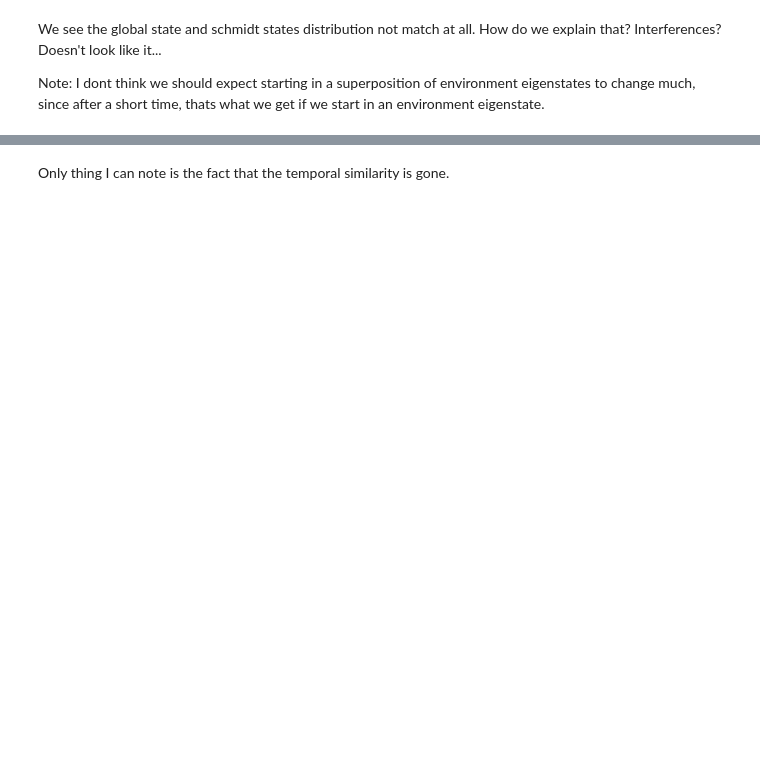
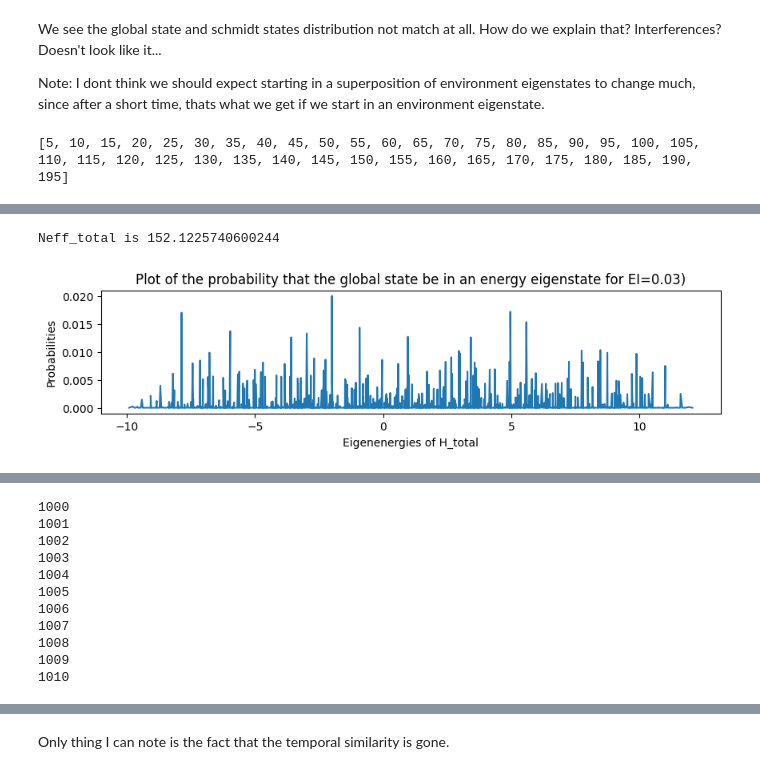
Before and after one commit to MarinAndreGirard/Quantum_Branching, a Jupyter notebook: All_at_once.ipynb, the cells around one changed output, grey strips where cells are left out. Cells and saved outputs as stored; diff of their text form; code cells hidden in the pictures; blank space fills up the shorter version.

```diff
--- a/All_at_once.ipynb
+++ b/All_at_once.ipynb
@@ -314,6 +231,7 @@ EI=Int_strength
 tmax= 10
 ind_nb = 100
 w=0.3
-env = [5, 10,15,20,25,30,35,40,45,50,55,60,65,70,75,80,85,90,95,100,105,110,115,120,125,130,135,140,145,150,155,160,165,170,175,180,185,190,195]
-result, tlist, H_q, H_system_2, H_system_1_ext, H_system_2_ext, H_interaction, H_total, ket_0, ket_1, initial_state_system_2 = generate_result_envi_superpo(d1,d2,w, E_spacing, Int_strength, tmax, ind_nb,0,env)
-eigenenergies_total, eigenstates_total = H_total.eigenstates()
+env = [5,10,15,20,25,30,35,40,45,50,55,60,65,70,75,80,85,90,95,100,105,110,115,120,125,130,135,140,145,150,155,160,165,170,175,180,185,190,195]
+all_at_once(d1,d2,E_spacing, Int_strength,tmax,ind_nb,w,env)
+# %% [output]
+[5, 10, 15, 20, 25, 30, 35, 40, 45, 50, 55, 60, 65, 70, 75, 80, 85, 90, 95, 100, 105, 110, 115, 120, 125, 130, 135, 140, 145, 150, 155, 160, 165, 170, 175, 180, 185, 190, 195]
@@ -319,0 +239,2 @@ eigenenergies_total, eigenstates_total = H_total.eigenstates()
+Neff_total is 152.1225740600244
+[figure, added]
@@ -319,0 +242,11 @@ eigenenergies_total, eigenstates_total = H_total.eigenstates()
+1000
+1001
+1002
+1003
+1004
+1005
+1006
+1007
+1008
+1009
+1010
```
Also changed, not shown: parts of 16 cells of this notebook, 1 other file.
